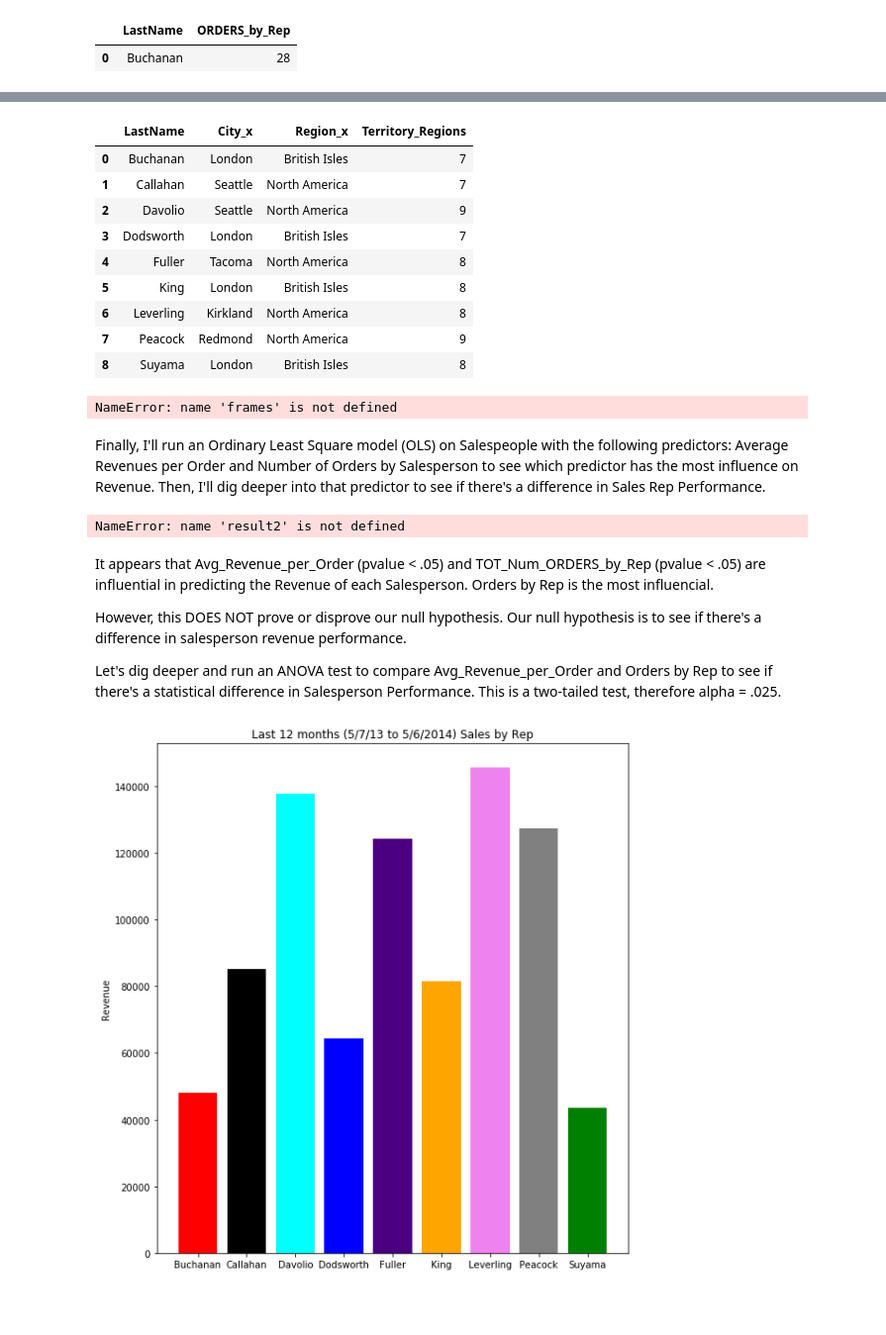
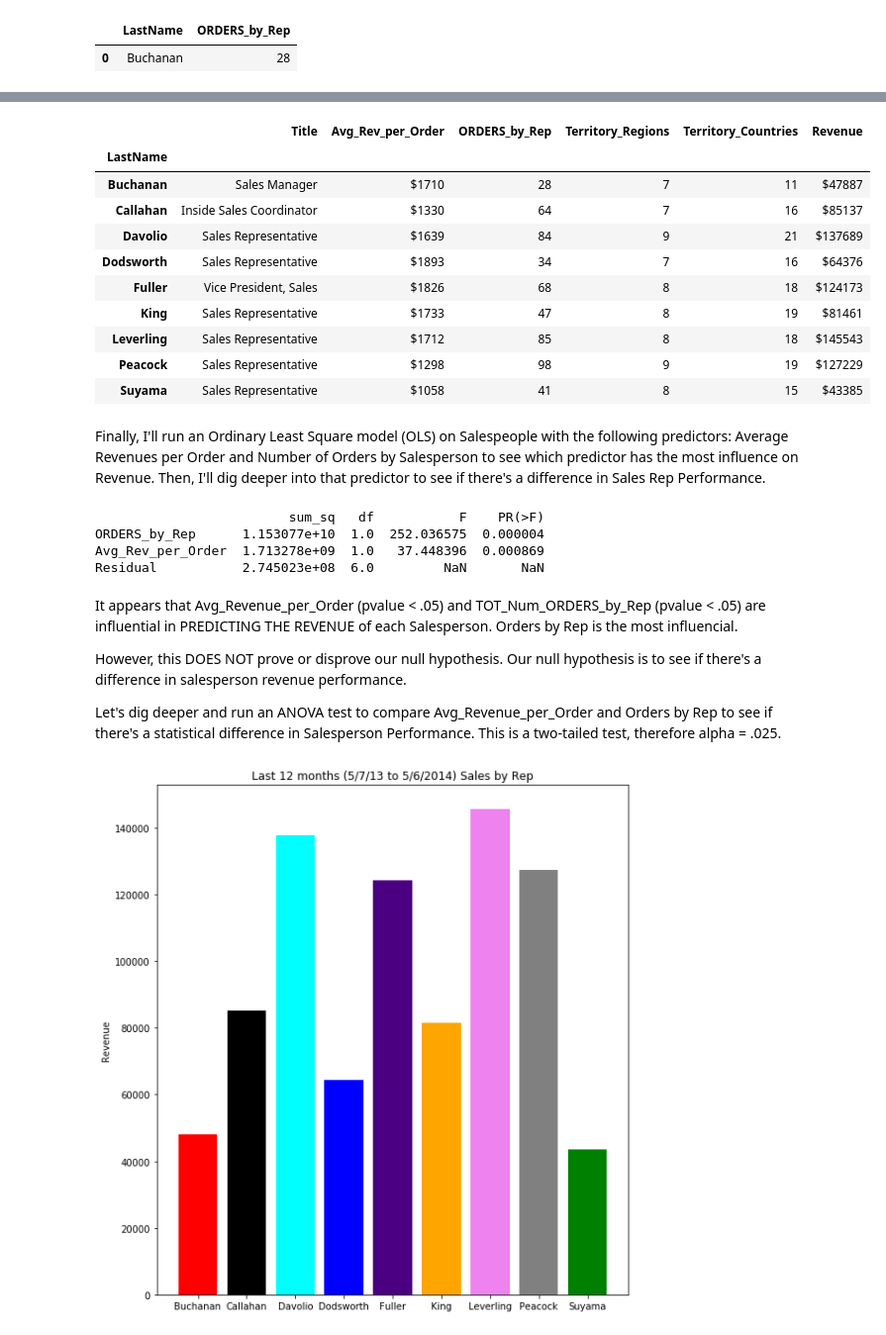
Before and after one commit to joewebb11/dsc-2-final-project-online-ds-pt-112618, a Jupyter notebook: index.ipynb, the cells around one changed output, grey strips where cells are left out. Shown at 99% size. Drawn from its saved outputs; the diff is of its cells as text; code cells hidden in the pictures; blank space fills up the shorter version.

```diff
--- a/index.ipynb
+++ b/index.ipynb
@@ -1196,3 +1165,14 @@ Emp_Ord_Cust_OrdDet2__TOTORDERCount_GrpbyRep2.head(1)
 # %% [output]
 |  | LastName | ORDERS_by_Rep |
 | 0 | Buchanan | 28 |
+# %%
+Emp_Ord_Cust_OrDet3=Emp_Ord_Cust_OrDet[['LastName','FirstName','Title','City_x','Region_x','CustomerId','OrderDate',\
+    'ShipCity', 'ShipRegion','ShipCountry','OrderId', 'UnitPrice', 'Quantity','Discount']]
+Emp_Ord_Cust_OrDet4=Emp_Ord_Cust_OrDet3[Emp_Ord_Cust_OrDet3['OrderDate']>=dt.datetime(2013,5,6)]
+Emp_Ord_Cust_OrDet4.head()
+print('Northwinds sells into {} regions, this table show the number of countries serviced by each salesperson'.format(len(Emp_Ord_Cust_OrDet4.ShipRegion.unique())))
+Region_Grp=Emp_Ord_Cust_OrDet4.groupby(['LastName','City_x','Region_x','ShipRegion'])['ShipRegion'].size().to_frame\
+    ('Territory_Region').reset_index()
+Region_Grp2=Region_Grp.groupby(['LastName','City_x','Region_x'])['Territory_Region'].size().to_frame\
+    ('Territory_Regions').reset_index()
+Region_Grp2
@@ -1198,0 +1191,7 @@ Emp_Ord_Cust_OrdDet2__TOTORDERCount_GrpbyRep2.head(1)
+# %%
+print('Northwinds sells into {} countries, this table show the number of countries serviced by each salesperson'.format(len(Emp_Ord_Cust_OrDet4.ShipCountry.unique())))
+Country_Grp=Emp_Ord_Cust_OrDet4.groupby(['LastName','City_x','ShipCountry'])['ShipCountry'].size().to_frame\
+    ('Territory_Country').reset_index()
+Country_Grp2=Country_Grp.groupby(['LastName','City_x'])['ShipCountry'].size().to_frame\
+    ('Territory_Countries').reset_index()
+Country_Grp2
@@ -1199,39 +1210,40 @@ Emp_Ord_Cust_OrdDet2__TOTORDERCount_GrpbyRep2.head(1)
 # %%
 frames=[Emp_Ord_Cust_OrdDet2__Order_GrpbyRep2,
        Emp_Ord_Cust_OrdDet2__TOTORDERCount_GrpbyRep2,Region_Grp2,Country_Grp2,SalesRep_Revenue,]
-# %%
-Region_Grp2
-# %% [output]
-|  | LastName | City_x | Region_x | Territory_Regions |
-| 0 | Buchanan | London | British Isles | 7 |
-| 1 | Callahan | Seattle | North America | 7 |
-| 2 | Davolio | Seattle | North America | 9 |
-| 3 | Dodsworth | London | British Isles | 7 |
-| 4 | Fuller | Tacoma | North America | 8 |
-| 5 | King | London | British Isles | 8 |
-| 6 | Leverling | Kirkland | North America | 8 |
-| 7 | Peacock | Redmond | North America | 9 |
-| 8 | Suyama | London | British Isles | 8 |
 # %%
 result = pd.concat(frames,axis=1)
-result2 = result.loc[:,~result.columns.duplicated()].drop(['HireDate','City_x','Region_x','PostalCode_x'],axis=1)
-result2['Avg_Rev_per_Order']=result2['Avg_Rev_per_Order'].apply(lambda x: '$' + str(int(x)))
-result2['Revenue']=result2['Revenue'].apply(lambda x: '$' + str(int(x)))
-result2=result2.set_index('LastName')
-result2
+result2 = result.loc[:,~result.columns.duplicated()].drop(['HireDate','City_x','Region_x','City_x'],axis=1)
+result3=result2
+result3['Avg_Rev_per_Order']=result3['Avg_Rev_per_Order'].apply(lambda x: '$' + str(int(x)))
+result3['Revenue']=result3['Revenue'].apply(lambda x: '$' + str(int(x)))
+result3=result3.set_index('LastName')
+result3
 # %% [output]
-NameError: name 'frames' is not defined
+|  | Title | Avg_Rev_per_Order | ORDERS_by_Rep | Territory_Regions | Territory_Countries | Revenue |
+| LastName |  |  |  |  |  |  |
+| Buchanan | Sales Manager | $1710 | 28 | 7 | 11 | $47887 |
+| Callahan | Inside Sales Coordinator | $1330 | 64 | 7 | 16 | $85137 |
+| Davolio | Sales Representative | $1639 | 84 | 9 | 21 | $137689 |
+| Dodsworth | Sales Representative | $1893 | 34 | 7 | 16 | $64376 |
+| Fuller | Vice President, Sales | $1826 | 68 | 8 | 18 | $124173 |
+| King | Sales Representative | $1733 | 47 | 8 | 19 | $81461 |
+| Leverling | Sales Representative | $1712 | 85 | 8 | 18 | $145543 |
+| Peacock | Sales Representative | $1298 | 98 | 9 | 19 | $127229 |
+| Suyama | Sales Representative | $1058 | 41 | 8 | 15 | $43385 |
 # %% [markdown]
 Finally, I'll run an Ordinary Least Square model (OLS) on Salespeople with the following predictors:  Average Revenues per Order and Number of Orders by Salesperson to see which predictor has the most influence on Revenue.  Then, I'll dig deeper into that predictor to see if there's a difference in Sales Rep Performance.
 # %%
 formula = 'Revenue ~ ORDERS_by_Rep + Avg_Rev_per_Order'
-lm_rev = ols(formula, result2).fit()
+lm_rev = ols(formula, result).fit()
 table = sm.stats.anova_lm(lm_rev, typ=2)
 print(table)
 # %% [output]
-NameError: name 'result2' is not defined
+                         sum_sq   df           F    PR(>F)
+ORDERS_by_Rep      1.153077e+10  1.0  252.036575  0.000004
+Avg_Rev_per_Order  1.713278e+09  1.0   37.448396  0.000869
+Residual           2.745023e+08  6.0         NaN       NaN
 # %% [markdown]
-It appears that Avg_Revenue_per_Order (pvalue < .05) and TOT_Num_ORDERS_by_Rep (pvalue < .05) are influential in predicting the Revenue of each Salesperson.  Orders by Rep is the most influencial.
+It appears that Avg_Revenue_per_Order (pvalue < .05) and TOT_Num_ORDERS_by_Rep (pvalue < .05) are influential in PREDICTING THE REVENUE of each Salesperson.  Orders by Rep is the most influencial.
 
 However, this DOES NOT prove or disprove our null hypothesis.  Our null hypothesis is to see if there's a difference in salesperson revenue performance.
 
```
Also changed, not shown: parts of 64 cells of this notebook, 2 other files.
